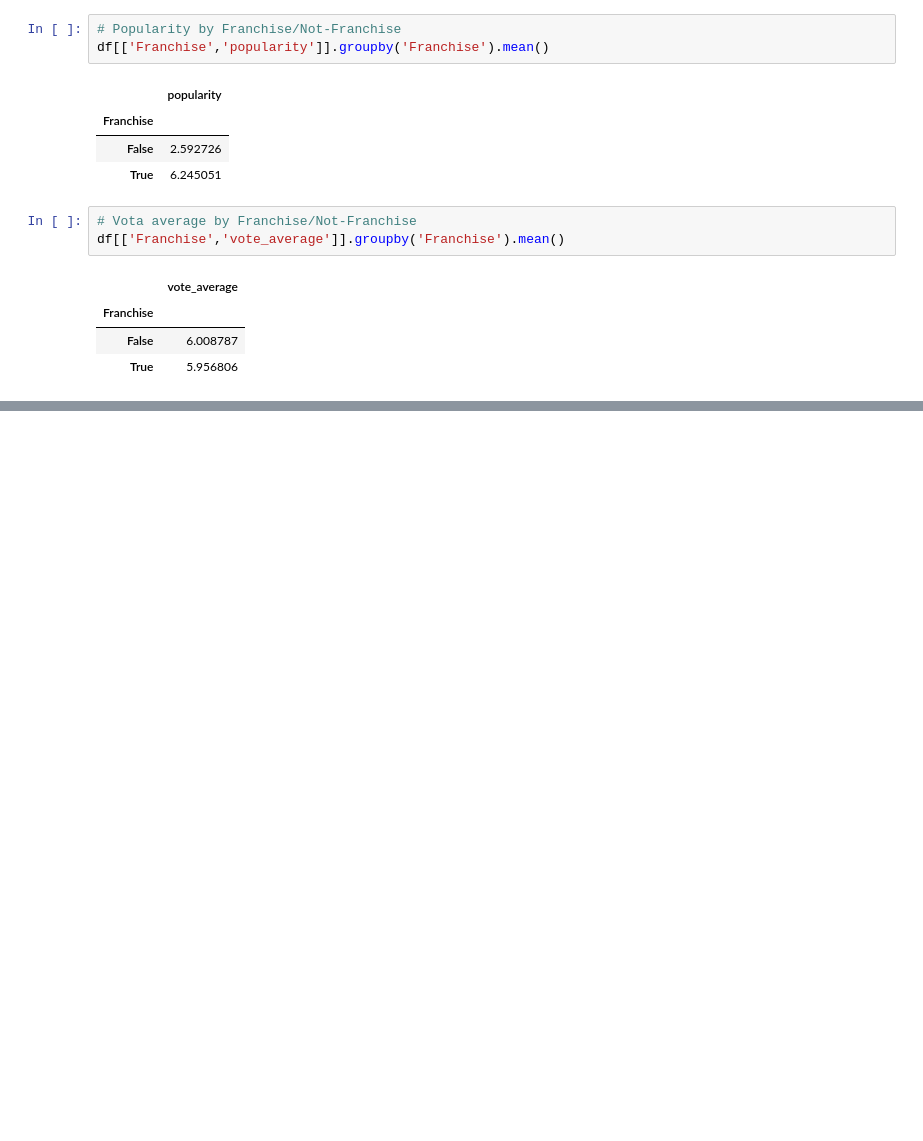
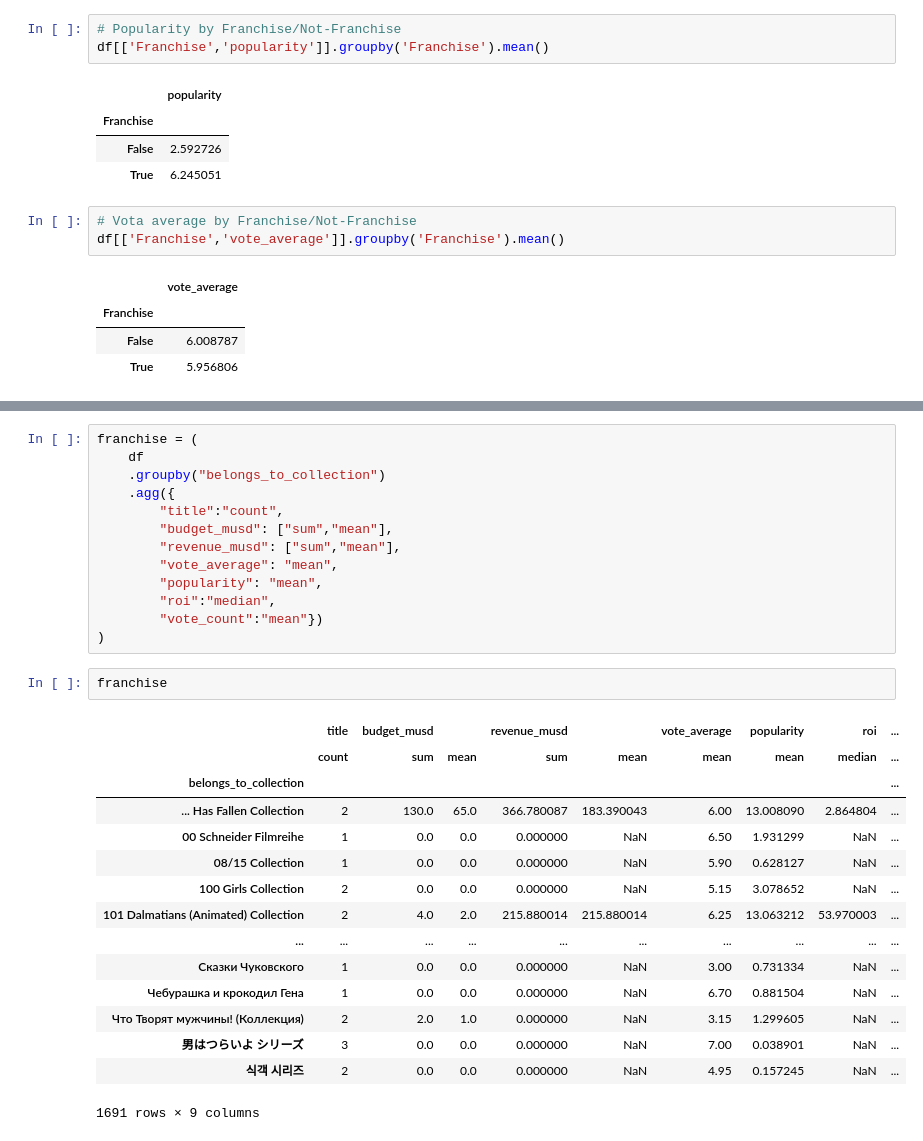
Before and after one commit to mcalmeida13/math-machine-learning, a Jupyter notebook: python-ds-pandas/project1/Project_01_Materials/project_01.ipynb, the cells around one changed output, grey strips where cells are left out. Saved outputs shown, nothing was run; the diff lists cells and outputs as text; blank space fills up the shorter version.

```diff
--- a/python-ds-pandas/project1/Project_01_Materials/project_01.ipynb
+++ b/python-ds-pandas/project1/Project_01_Materials/project_01.ipynb
@@ -466,0 +501,31 @@ KeyError: "Column(s) ['ROI'] do not exist"
+# %%
+franchise = (
+    df
+    .groupby("belongs_to_collection")
+    .agg({
+        "title":"count",
+        "budget_musd": ["sum","mean"],
+        "revenue_musd": ["sum","mean"],
+        "vote_average": "mean",
+        "popularity": "mean",
+        "roi":"median",
+        "vote_count":"mean"})
+)
+# %%
+franchise
+# %% [output]
+|  | title | budget_musd |  | revenue_musd |  | vote_average | popularity | roi | ... |
+|  | count | sum | mean | sum | mean | mean | mean | median | ... |
+| belongs_to_collection |  |  |  |  |  |  |  |  | ... |
+| ... Has Fallen Collection | 2 | 130.0 | 65.0 | 366.780087 | 183.390043 | 6.00 | 13.008090 | 2.864804 | ... |
+| 00 Schneider Filmreihe | 1 | 0.0 | 0.0 | 0.000000 | NaN | 6.50 | 1.931299 | NaN | ... |
+| 08/15 Collection | 1 | 0.0 | 0.0 | 0.000000 | NaN | 5.90 | 0.628127 | NaN | ... |
+| 100 Girls Collection | 2 | 0.0 | 0.0 | 0.000000 | NaN | 5.15 | 3.078652 | NaN | ... |
+| 101 Dalmatians (Animated) Collection | 2 | 4.0 | 2.0 | 215.880014 | 215.880014 | 6.25 | 13.063212 | 53.970003 | ... |
+| ... | ... | ... | ... | ... | ... | ... | ... | ... | ... |
+| Сказки Чуковского | 1 | 0.0 | 0.0 | 0.000000 | NaN | 3.00 | 0.731334 | NaN | ... |
+| Чебурашка и крокодил Гена | 1 | 0.0 | 0.0 | 0.000000 | NaN | 6.70 | 0.881504 | NaN | ... |
+| Что Творят мужчины! (Коллекция) | 2 | 2.0 | 1.0 | 0.000000 | NaN | 3.15 | 1.299605 | NaN | ... |
+| 男はつらいよ シリーズ | 3 | 0.0 | 0.0 | 0.000000 | NaN | 7.00 | 0.038901 | NaN | ... |
+| 식객 시리즈 | 2 | 0.0 | 0.0 | 0.000000 | NaN | 4.95 | 0.157245 | NaN | ... |
+1691 rows × 9 columns
```
Also changed, not shown: parts of 8 cells of this notebook, 2 other files.
